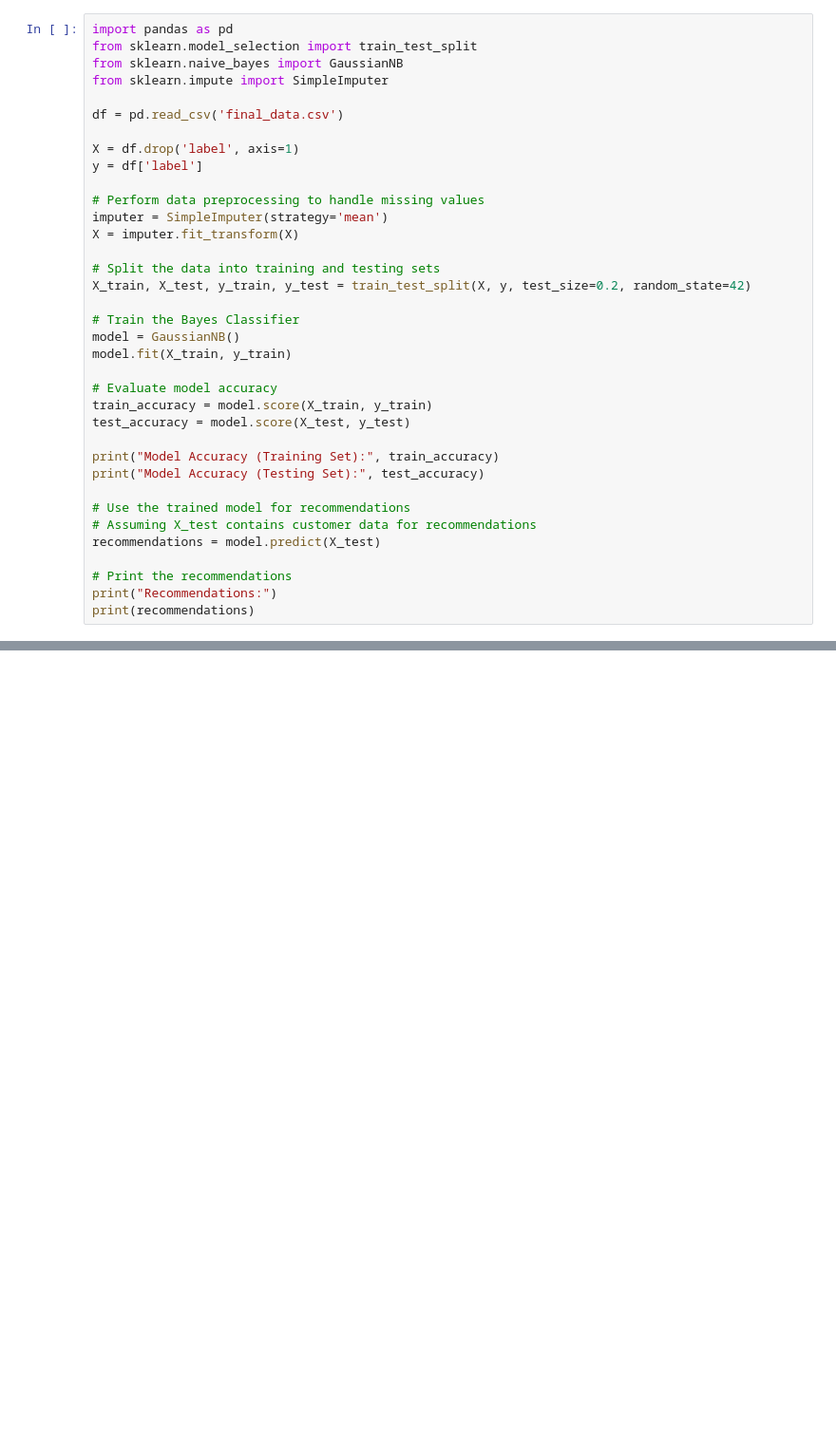
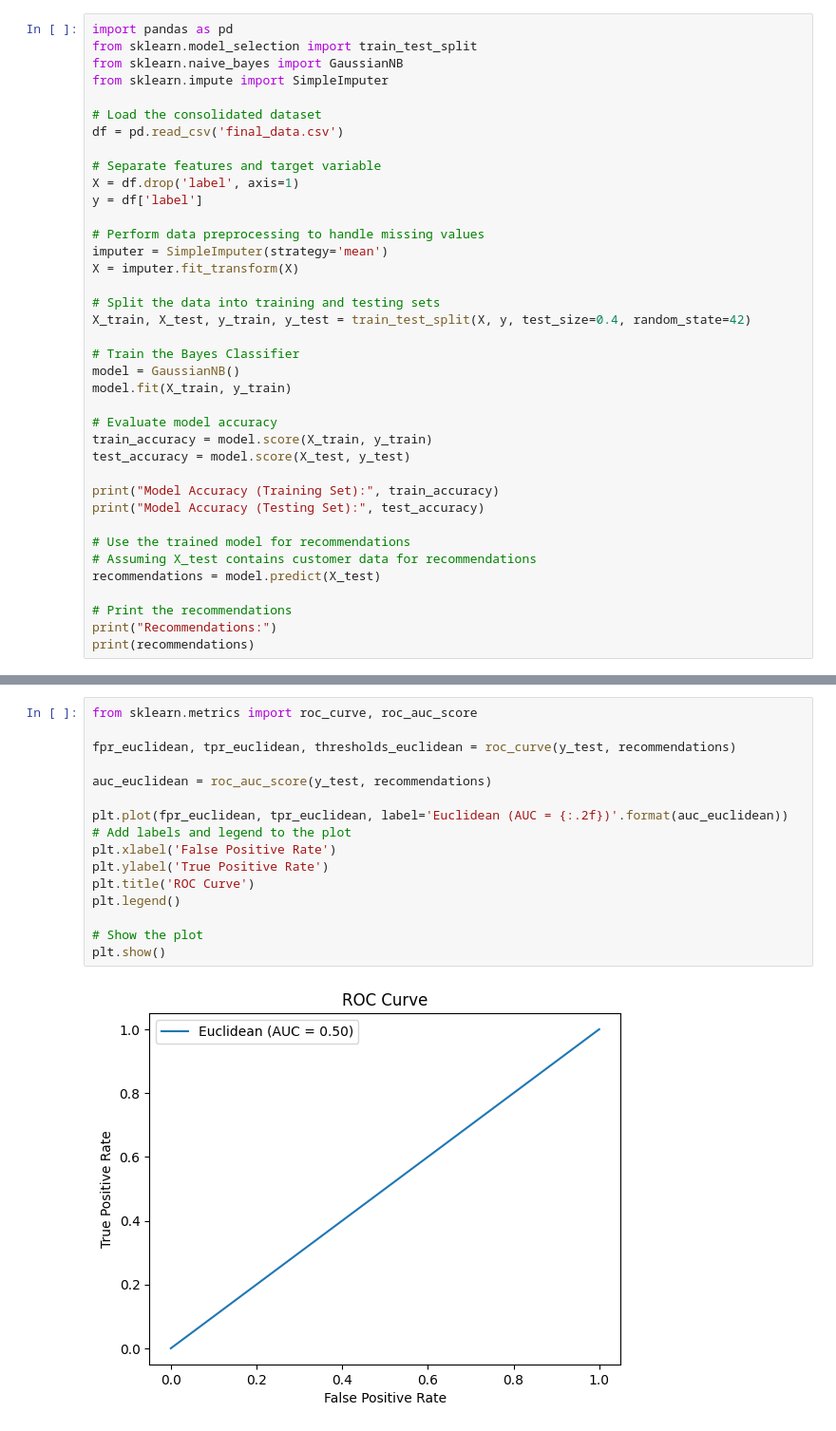
Before and after one commit to patelvedant312/CECS550--Group-10, a Jupyter notebook: Prediciton model/Prediction model.ipynb, the cells around one changed output, grey strips where cells are left out. Shown at 95% size. Drawn from its saved outputs; the diff is of its cells as text; blank space fills up the shorter version.

```diff
--- a/Prediciton model/Prediction model.ipynb
+++ b/Prediciton model/Prediction model.ipynb
@@ -4,8 +28,10 @@ from sklearn.model_selection import train_test_split
 from sklearn.naive_bayes import GaussianNB
 from sklearn.impute import SimpleImputer
 
+# Load the consolidated dataset
 df = pd.read_csv('final_data.csv')
 
+# Separate features and target variable
 X = df.drop('label', axis=1)
 y = df['label']
 
@@ -14,7 +40,7 @@ imputer = SimpleImputer(strategy='mean')
 X = imputer.fit_transform(X)
 
 # Split the data into training and testing sets
-X_train, X_test, y_train, y_test = train_test_split(X, y, test_size=0.2, random_state=42)
+X_train, X_test, y_train, y_test = train_test_split(X, y, test_size=0.4, random_state=42)
 
 # Train the Bayes Classifier
 model = GaussianNB()
@@ -41,0 +82,18 @@ Recommendations:
+# %%
+from sklearn.metrics import roc_curve, roc_auc_score
+
+fpr_euclidean, tpr_euclidean, thresholds_euclidean = roc_curve(y_test, recommendations)
+
+auc_euclidean = roc_auc_score(y_test, recommendations)
+
+plt.plot(fpr_euclidean, tpr_euclidean, label='Euclidean (AUC = {:.2f})'.format(auc_euclidean))
+# Add labels and legend to the plot
+plt.xlabel('False Positive Rate')
+plt.ylabel('True Positive Rate')
+plt.title('ROC Curve')
+plt.legend()
+
+# Show the plot
+plt.show()
+# %% [output]
+[figure, added]
```
Also changed, not shown: parts of 25 cells of this notebook.
